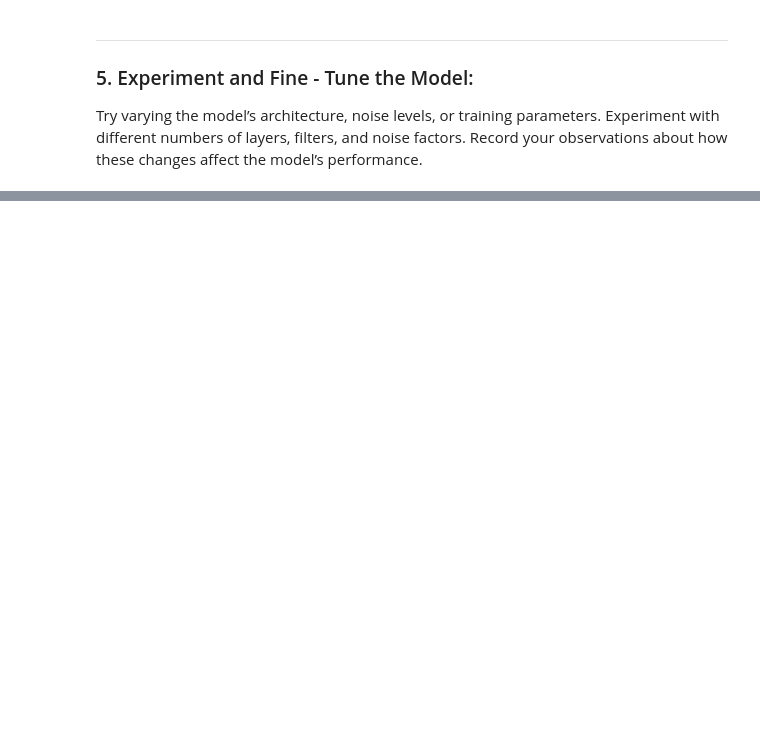
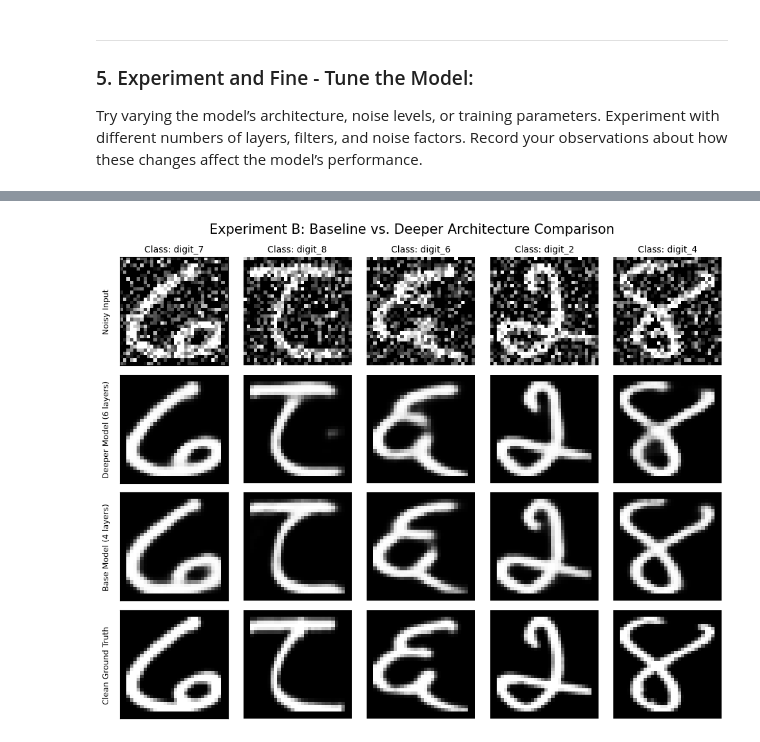
Before and after one commit to nl-codes/6CS012-Artificial-Intelligence-and-Machine-Learning, a Jupyter notebook: week_7/notebooks/tutorial_7_complete.ipynb, the cells around one changed output, grey strips where cells are left out. Saved outputs shown, nothing was run; the diff lists cells and outputs as text; code cells hidden in the pictures; blank space fills up the shorter version.

```diff
--- a/week_7/notebooks/tutorial_7_complete.ipynb
+++ b/week_7/notebooks/tutorial_7_complete.ipynb
@@ -878,11 +947,14 @@ nf = 0.4
 x_tr_n04 = np.clip(x_train + nf * np.random.normal(0, 1, x_train.shape), 0.0, 1.0)
 x_te_n04 = np.clip(x_test + nf * np.random.normal(0, 1, x_test.shape), 0.0, 1.0)
 
+print(f"Shape of x train : {x_tr_n04.shape}")
+print(f"Shape of x test : {x_train.shape}", end="\n")
+
 hist_deep = deep_ae.fit(
     x_tr_n04,
     x_train,
-    epochs=30,
-    batch_size=128,
+    epochs=DEVNAGARI_EPOCHES_FINE_TUNE,
+    batch_size=DEVNAGARI_BATCH_SIZE,
     shuffle=True,
     validation_data=(x_te_n04, x_test),
     callbacks=[
@@ -894,4 +966,4 @@ hist_deep = deep_ae.fit(
     verbose=1,
 )
 
-denoised_deep = deep_ae.predict(x_te_n04, verbose=0)
+denoised_deep = deep_ae.predict(x_te_n04, verbose=1)
@@ -898,24 +988,66 @@ denoised_deep = deep_ae.predict(x_te_n04, verbose=0)
 # %%
 # ─────────────────────────────────────────────────────────────────────────────
 # Visualise Experiment B: Baseline vs Deeper model
 # ─────────────────────────────────────────────────────────────────────────────
-n_show = 8
-fig, axes = plt.subplots(4, n_show, figsize=(2.2 * n_show, 10))
+n_show = 5
+
+np.random.seed(50)
+# 1. Select 5 unique random classes and one random index for each
+unique_classes = np.unique(y_test)
+selected_classes = np.random.choice(unique_classes, n_show, replace=False)
+random_indices = [
+    np.random.choice(np.where(y_test == cls)[0]) for cls in selected_classes
+]
+
 row_titles = [
     "Noisy Input",
+    "Deeper Model (6 layers)",
+    "Base Model (4 layers)",
     "Clean Ground Truth",
 ]
-src_imgs = [x_te_n04, x_test, results[0.4]["denoised"], denoised_deep]
+
+fig, axes = plt.subplots(len(row_titles), n_show, figsize=(2 * n_show, 8))
+src_imgs = [
+    x_te_n04,
+    denoised_deep,
+    denoised_images_dev,
+    x_test,
+]
 
 for row, (imgs, title) in enumerate(zip(src_imgs, row_titles)):
-    for col in range(n_show):
-        axes[row, col].imshow(imgs[col].squeeze(), cmap="gray", vmin=0, vmax=1)
-        axes[row, col].axis("off")
-    axes[row, 0].set_ylabel(title, fontsize=9)
+    for col, idx in enumerate(random_indices):
+        ax = axes[row, col]
+        ax.imshow(
+            imgs[idx].squeeze(),
+            cmap="gray",
+        )
 
-plt.suptitle("Experiment B: Baseline vs. Deeper Architecture", fontsize=13)
+        # Add class name as title for the top row only
+        if row == 0:
+            label_val = y_test[idx]
+            class_name = (
+                class_names[label_val]
+                if label_val < len(class_names)
+                else f"ID {label_val}"
+            )
+            ax.set_title(f"Class: {class_name}", fontsize=10)
+
+        ax.axis("off")
+
+    # Add row labels on the far left
+    axes[row, 0].axis("on")
+    axes[row, 0].set_xticks([])
+    axes[row, 0].set_yticks([])
+    axes[row, 0].set_ylabel(title, fontsize=9, labelpad=10)
+
+plt.suptitle(
+    "Experiment B: Baseline vs. Deeper Architecture Comparison",
+    fontsize=15,
+)
 plt.tight_layout()
 plt.show()
+# %% [output]
+[figure, added]
 # %% [markdown]
 ---
 ## Summary of Observations
```
Also changed, not shown: parts of 21 cells of this notebook.
